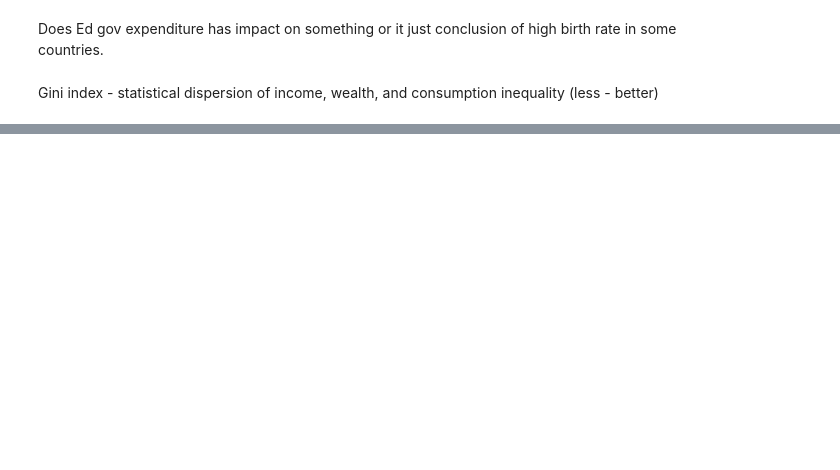
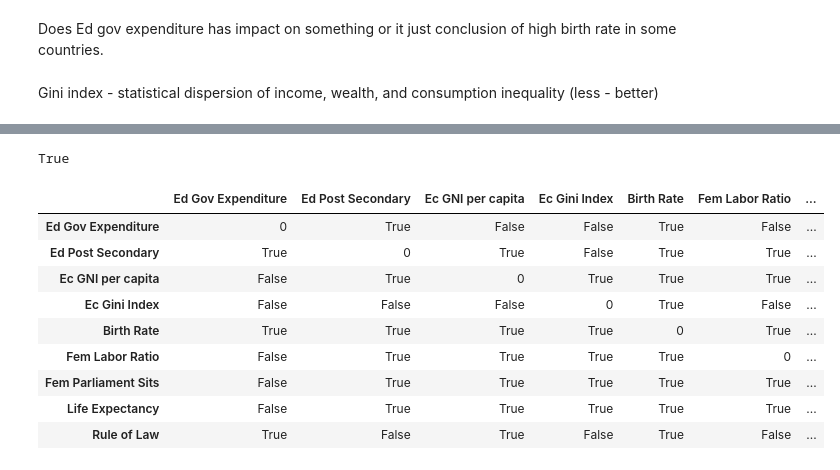
Before and after one commit to Dmither/SocialIndicators, a Jupyter notebook: 2_correlation_analisys.ipynb, the cells around one changed output, grey strips where cells are left out. Cells and saved outputs as stored; diff of their text form; code cells hidden in the pictures; blank space fills up the shorter version.

```diff
--- a/2_correlation_analisys.ipynb
+++ b/2_correlation_analisys.ipynb
@@ -63,0 +123,44 @@ Rule of law has a remarkably huge impact positive impact on each sphere.
+# %%
+columns = df.drop(columns=['Country Name', 'Code', 'Year']).columns
+
+x = 'Fem Labor Ratio'
+y = 'Ec Gini Index'
+
+def check_stat_sign(x, y):
+    diffs = get_paired_diffs(x, y)
+    means = bootstrap_paired_diffs(diffs)
+    lower_ci = np.percentile(means, 2.5)
+    upper_ci = np.percentile(means, 97.5)
+    return lower_ci * upper_ci > 0
+
+print(check_stat_sign(x, y))
+
+arr_0 = []
+for i in columns:
+    arr_1 = []
+    for j in columns:
+        if i == j:
+            arr_1.append(0)
+            continue
+        arr_1.append(check_stat_sign(i, j))
+    arr_0.append(arr_1)
+
+checks = pd.DataFrame(
+    arr_0,
+    index=columns,
+    columns=columns
+)
+
+checks
+# %% [output]
+True
+|  | Ed Gov Expenditure | Ed Post Secondary | Ec GNI per capita | Ec Gini Index | Birth Rate | Fem Labor Ratio | ... |
+| Ed Gov Expenditure | 0 | True | False | False | True | False | ... |
+| Ed Post Secondary | True | 0 | True | False | True | True | ... |
+| Ec GNI per capita | False | True | 0 | True | True | True | ... |
+| Ec Gini Index | False | False | False | 0 | True | False | ... |
+| Birth Rate | True | True | True | True | 0 | True | ... |
+| Fem Labor Ratio | False | True | True | True | True | 0 | ... |
+| Fem Parliament Sits | False | True | True | True | True | True | ... |
+| Life Expectancy | False | True | True | True | True | True | ... |
+| Rule of Law | True | False | True | False | True | False | ... |
```
Also changed, not shown: parts of 7 cells of this notebook, 1 other file.
